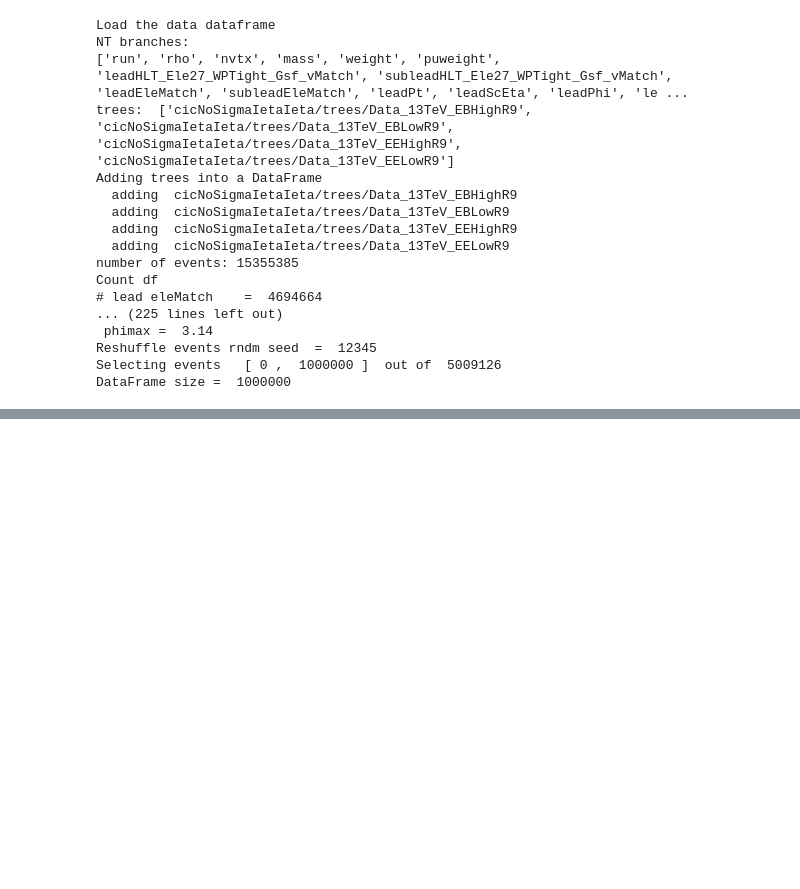
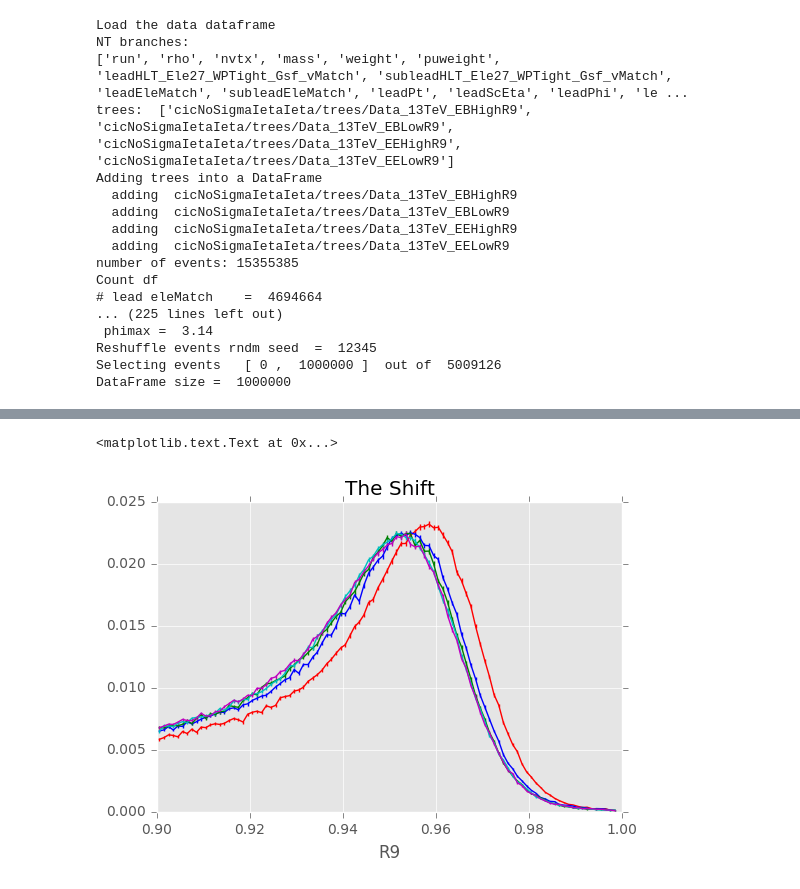
Before and after one commit to threiten/dataMC-1, a Jupyter notebook: MTR/TestCode05_TimeShift.ipynb, the cells around one changed output, grey strips where cells are left out. Saved outputs shown, nothing was run; the diff lists cells and outputs as text; code cells hidden in the pictures; blank space fills up the shorter version.

```diff
--- a/MTR/TestCode05_TimeShift.ipynb
+++ b/MTR/TestCode05_TimeShift.ipynb
@@ -156,0 +110,16 @@ plotting  R9
+# %%
+rv2 = np.arange(0.9,1.0,0.001)
+fig = plt.figure()
+ax = fig.add_subplot(111)
+ax.set_xlabel("R9")
+
+plot.plotHistErr(qr_data.df.loc[:,"R9"], rv2,Color="r")
+plot.plotHistErr(qr_dataE.df.loc[:,"R9"], rv2,Color="b")
+plot.plotHistErr(qr_dataF.df.loc[:,"R9"], rv2,Color="g")
+plot.plotHistErr(qr_dataG.df.loc[:,"R9"], rv2,Color="c")
+plot.plotHistErr(qr_dataH.df.loc[:,"R9"], rv2,Color="m")
+
+ax.set_title('The Shift')
+# %% [output]
+<matplotlib.text.Text at 0x...>
+[figure, added]
```
Also changed, not shown: parts of 5 cells of this notebook, 14 other files.
